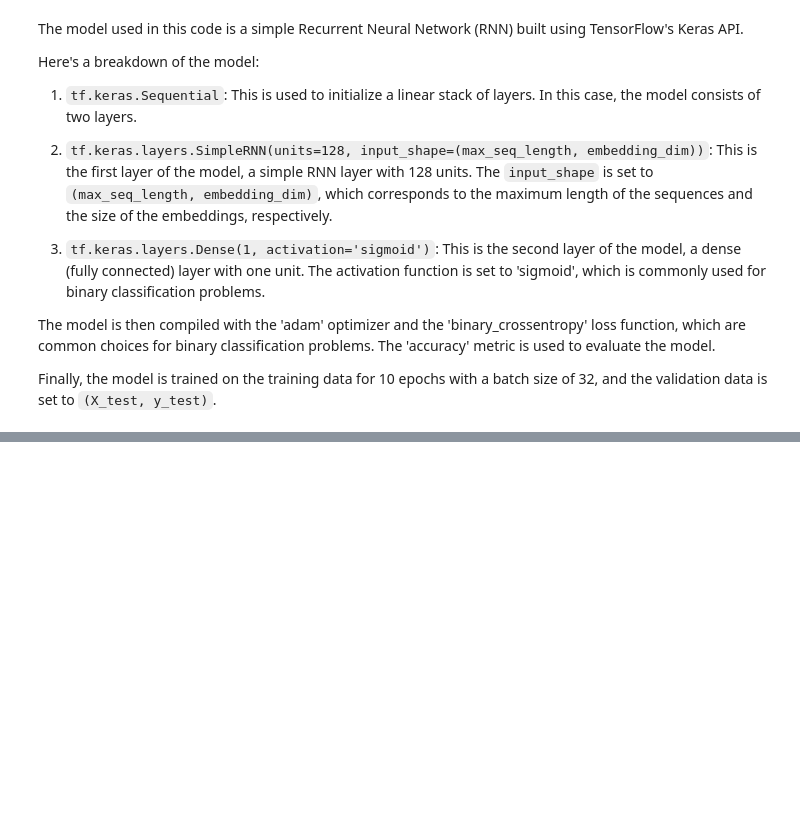
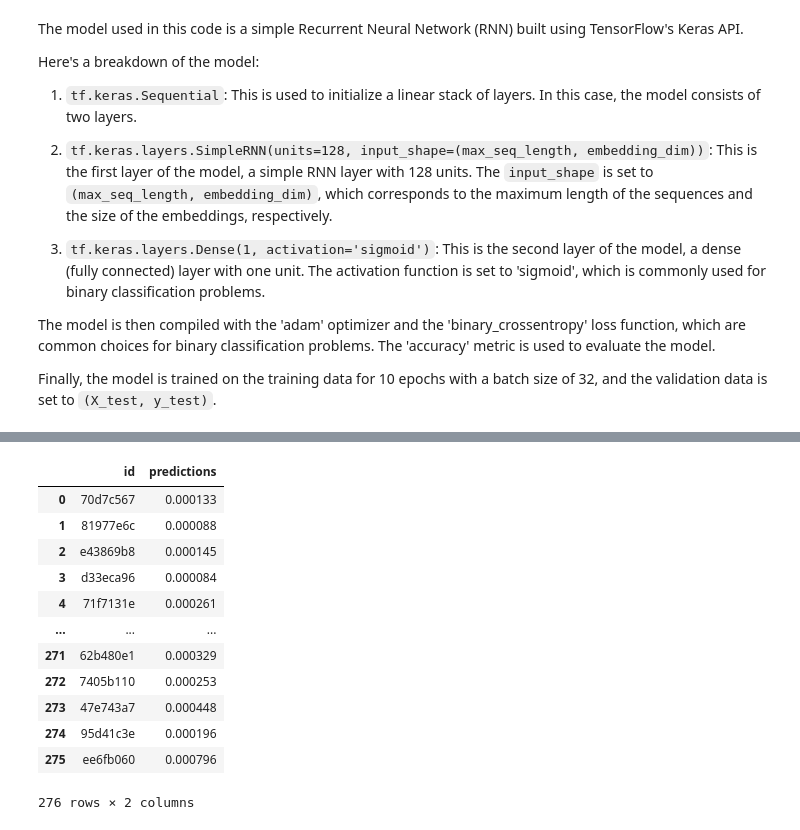
Before and after one commit to ahkatlio/LLM-Detect-AI-Generated-Text, a Jupyter notebook: Recurrent Neural Network (RNN).ipynb, the cells around one changed output, grey strips where cells are left out. Saved outputs shown, nothing was run; the diff lists cells and outputs as text; code cells hidden in the pictures; blank space fills up the shorter version.

```diff
--- a/Recurrent Neural Network (RNN).ipynb
+++ b/Recurrent Neural Network (RNN).ipynb
@@ -279,0 +307,20 @@ ROC AUC: 0.5
+# %%
+
+submission_df = pd.read_csv('Data/submission/submission.csv')
+
+# Display the data
+submission_df
+# %% [output]
+|  | id | predictions |
+| 0 | 70d7c567 | 0.000133 |
+| 1 | 81977e6c | 0.000088 |
+| 2 | e43869b8 | 0.000145 |
+| 3 | d33eca96 | 0.000084 |
+| 4 | 71f7131e | 0.000261 |
+| ... | ... | ... |
+| 271 | 62b480e1 | 0.000329 |
+| 272 | 7405b110 | 0.000253 |
+| 273 | 47e743a7 | 0.000448 |
+| 274 | 95d41c3e | 0.000196 |
+| 275 | ee6fb060 | 0.000796 |
+276 rows × 2 columns
```
Also changed, not shown: parts of 6 cells of this notebook.
